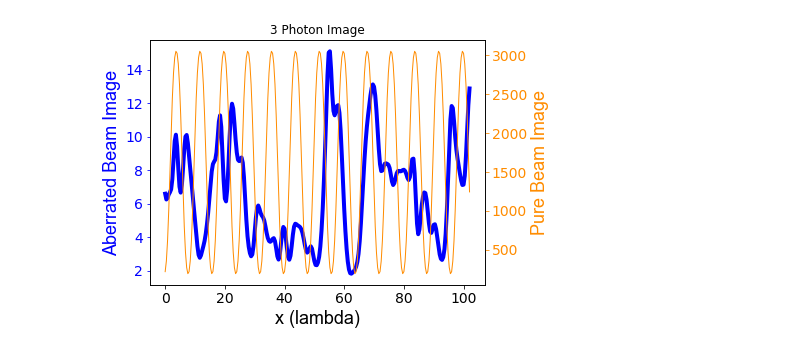
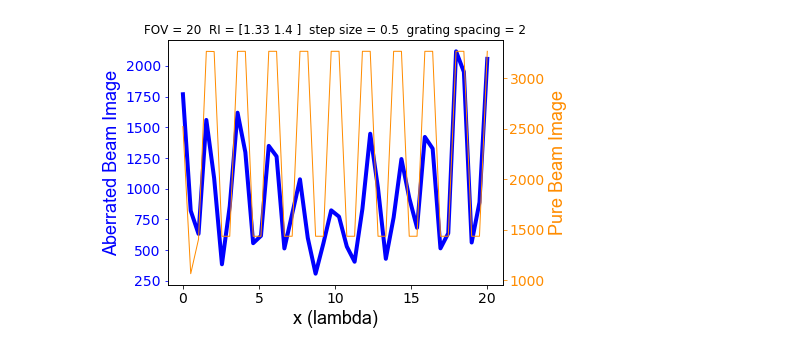
Before and after one commit to PrintRind/Turbid-Media-Propagation-Simulation, a Jupyter notebook: prop through turbid medium.ipynb, the cells around one changed output. Saved outputs shown, nothing was run; the diff lists cells and outputs as text; code cells hidden in the pictures.

```diff
--- a/prop through turbid medium.ipynb
+++ b/prop through turbid medium.ipynb
@@ -66,5 +78,3 @@ def wavefront(d):
-# %%
-E_in = wavefront(1)
 # %%
 #defining propagator for each refractive index
 
@@ -227,19 +273,53 @@ image_aberrated = step_beam(sample, 2, 0.2)
+# %%
+def scan(E_0, sample, grating_spacing_in, stepsize_in, FOVin):
+    '''Steps beam propagated through 'sample' across grating with spacing 'grating_spacing' with a step size 'stepsize' and field of view FOV in units of wavelength.'''
+    global num_steps
+    global FOV
+    global grating_spacing
+    global stepsize
+
+    grating_spacing = grating_spacing_in
+    stepsize = stepsize_in
+    FOV = FOVin
+    grating = grating1D(grating_spacing, sample) #create sample grating with spacing grating_spacing in units of wavelength
+
+    m = int(stepsize/u[1])  #size of steps during beam scan
+    num_steps = int(FOV/u[1]/m) #number of steps in image
+
+    lines = np.zeros((num_steps, N[1])) #make array to hold each line of the scan
+    for q in range(num_steps):  #loop to step beam and add up intensities
+        E = fun_propagate(E_0,np.roll(sample,q*m,axis=1),prop)  #calculate electric field at focus modulated by sample
+        lines[q,:] = abs(E[-1,:])**4*np.roll(grating,q*m)
+
+    image=np.sum(lines,1)
+    return image
+# %%
+#Define corrected input fields:
+#sample conjugated correction
+E_sample = np.zeros(N[1], dtype = 'complex')
+phi_sample = conjugated_correction(E_in, sample1, prop, inverse_prop, 200)
+E_sample = E_in*np.exp(1j*phi_sample)
+#pupil conjugated correction
+E_pupil = np.zeros(N[1], dtype = 'complex')
+phi_pupil = correct_pupil(E_in, sample1, prop, inverse_prop)
+E_pupil = E_in*np.exp(1j*phi_pupil)
+
+image_pure = scan(E_in, sample1, 2, 0.5, 20)
+image_aberrated = scan(E_in, sample, 2, 0.5, 20)
 # %%
-xmax = N[1]*u[1]
-pixels = (xmax/num_steps)
-xnew = np.arange(0, xmax, pixels)
+xnew = np.linspace(0, FOV, num_steps)
 
 fig, ax1 = plt.subplots(1,1,figsize=(6,4.5))
 ax1.plot(xnew, image_aberrated, 'b', linewidth = 4)
 ax1.set_ylabel('Aberrated Beam Image', color='b', fontsize =18, fontname = 'Arial')
 ax1.tick_params('y', colors='b', labelsize = 14)
 ax1.yaxis.set_label_position("left")
 ax2 = ax1.twinx()
 ax2.plot(xnew ,image_pure, 'darkorange', linestyle="-", linewidth = 1)
 ax2.set_ylabel('Pure Beam Image', color='darkorange', fontsize = 18, fontname = 'Arial')
 ax2.tick_params('y', colors='darkorange', labelsize = 14)
-plt.title('3 Photon Image')
+plt.title('FOV = ' + str(FOV) + '  RI = ' + str(RI) + '  step size = ' + str(stepsize) + '  grating spacing = ' + str(grating_spacing))
 ax1.set_xlabel('x (lambda)', fontsize = 18, fontname = 'Arial')
 ax1.tick_params('x', colors='k', labelsize = 14)
 # %% [output]
-[figure, old version]
+[figure, new version]
```
Also changed, not shown: parts of 18 cells of this notebook.
